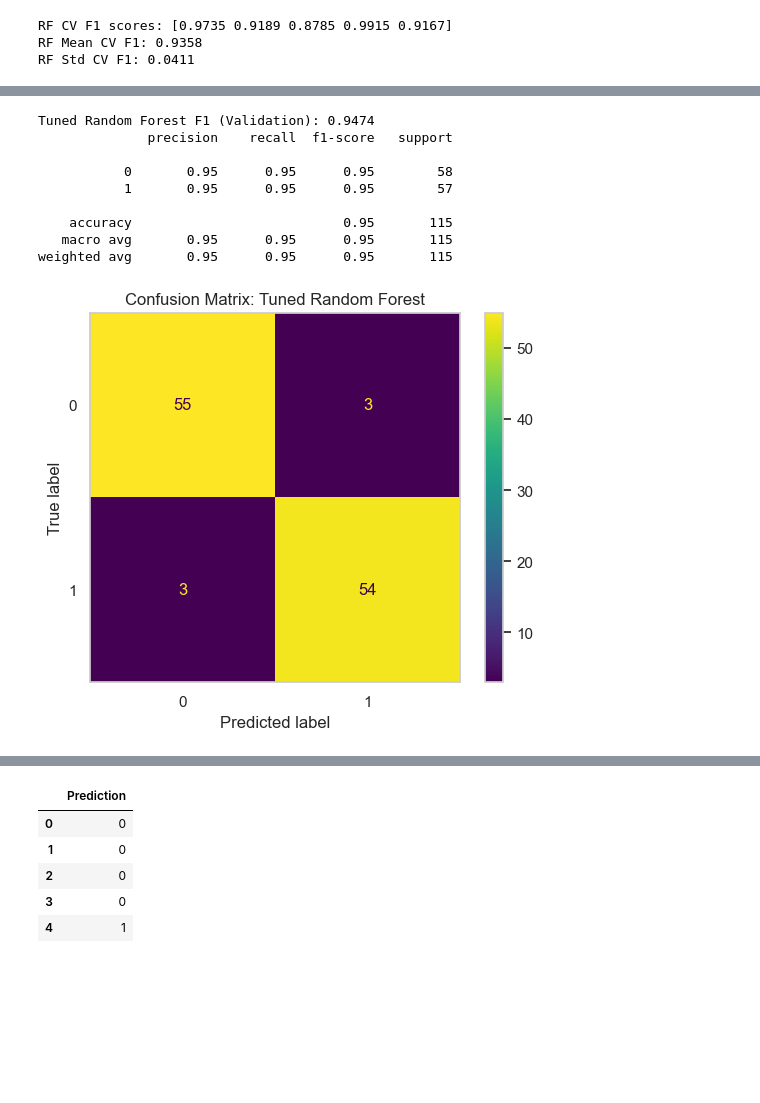
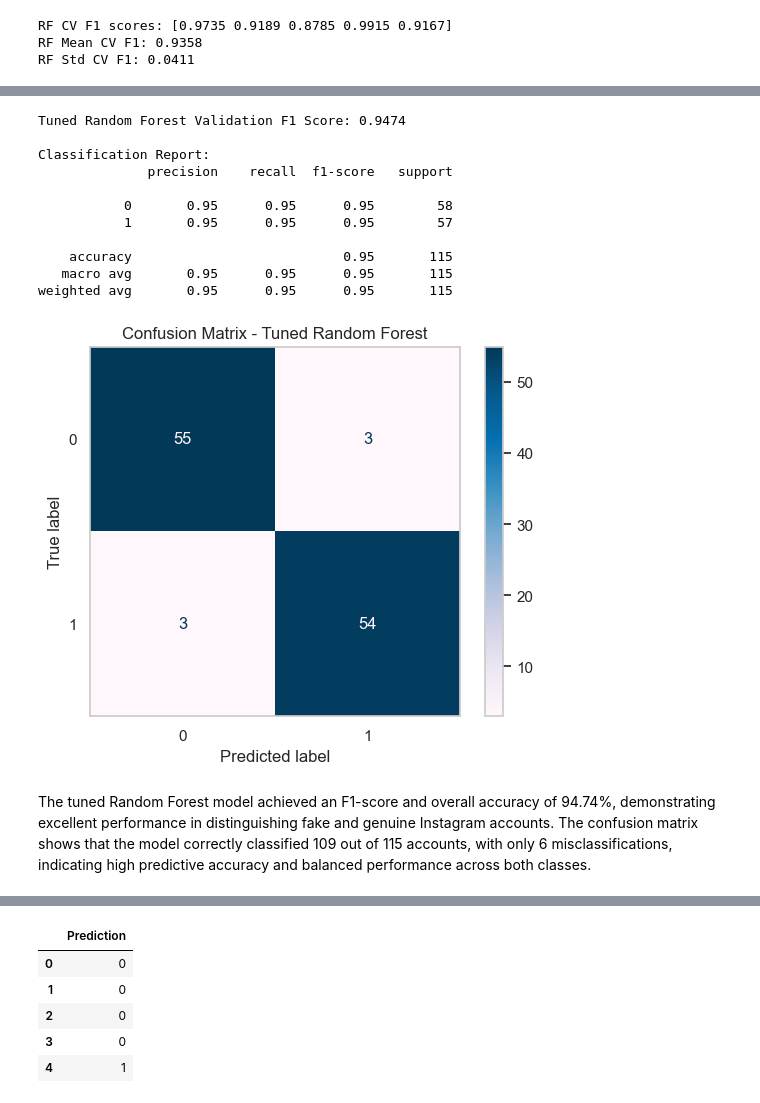
Before and after one commit to DrishtiKori/Instagram-Fake-vs-Genuine-Account-Detection, a Jupyter notebook: notebook/Instagram_fake_genuine_accounts.ipynb, the cells around one changed output, grey strips where cells are left out. Drawn from its saved outputs; the diff is of its cells as text; code cells hidden in the pictures; blank space fills up the shorter version.

```diff
--- a/notebook/Instagram_fake_genuine_accounts.ipynb
+++ b/notebook/Instagram_fake_genuine_accounts.ipynb
@@ -289,8 +371,16 @@ We use a simple classifier that always predicts the most frequent class.
 # %%
-dummy = DummyClassifier(strategy="most_frequent", random_state=RANDOM_STATE)
+dummy = DummyClassifier(
+    strategy="most_frequent",
+    random_state=RANDOM_STATE
+)
+
 dummy.fit(X_train, y_train)
+
+# Generate predictions on the validation set
 dummy_pred = dummy.predict(X_valid)
 
+# Evaluate baseline performance using the F1-score
 baseline_f1 = f1_score(y_valid, dummy_pred)
-print("Baseline F1:", round(baseline_f1, 4))
+
+print(f"Baseline F1-Score: {baseline_f1:.4f}")
 # %% [output]
@@ -415,4 +583,12 @@ This is intentionally small.
 # %%
+from sklearn.model_selection import GridSearchCV, StratifiedKFold
+
+cv = StratifiedKFold(
+    n_splits=5,
+    shuffle=True,
+    random_state=RANDOM_STATE
+)
+
 param_grid = {
     "n_estimators": [200, 400],
     "max_depth": [None, 10, 20],
@@ -429,12 +605,13 @@ grid = GridSearchCV(
     estimator=rf_for_search,
     param_grid=param_grid,
     scoring="f1",
-    cv=5,
-    n_jobs=-1
+    cv=cv,
+    n_jobs=-1,
+    verbose=1
 )
 
 grid.fit(X_train, y_train)
 
-print("Best Params:", grid.best_params_)
-print("Best CV F1:", round(grid.best_score_, 4))
+print("Best Parameters:", grid.best_params_)
+print("Best Cross-Validation F1 Score:", round(grid.best_score_, 4))
 # %% [output]
@@ -448,29 +635,43 @@ Then we evaluate once on the validation set.
 # %%
 best_rf = grid.best_estimator_
+
+# Train the best model
 best_rf.fit(X_train, y_train)
+
+# Make predictions
 best_pred = best_rf.predict(X_valid)
 
+# Evaluate model
 best_f1 = f1_score(y_valid, best_pred)
-print("Tuned Random Forest F1 (Validation):", round(best_f1, 4))
 
+print(f"Tuned Random Forest Validation F1 Score: {best_f1:.4f}\n")
+
+print("Classification Report:")
 print(classification_report(y_valid, best_pred))
 
+# Confusion Matrix
 cm = confusion_matrix(y_valid, best_pred)
-ConfusionMatrixDisplay(cm).plot()
-plt.title("Confusion Matrix: Tuned Random Forest")
+
+disp = ConfusionMatrixDisplay(confusion_matrix=cm)
+disp.plot(cmap="PuBu")
+plt.title("Confusion Matrix - Tuned Random Forest")
 plt.grid(False)
 plt.show()
 # %% [output]
-Tuned Random Forest F1 (Validation): 0.9474
+Tuned Random Forest Validation F1 Score: 0.9474
+
+Classification Report:
               precision    recall  f1-score   support
 
            0       0.95      0.95      0.95        58
            1       0.95      0.95      0.95        57
 
     accuracy                           0.95       115
    macro avg       0.95      0.95      0.95       115
 weighted avg       0.95      0.95      0.95       115
-[figure, old version]
+[figure, new version]
+# %% [markdown]
+The tuned Random Forest model achieved an F1-score and overall accuracy of 94.74%, demonstrating excellent performance in distinguishing fake and genuine Instagram accounts. The confusion matrix shows that the model correctly classified 109 out of 115 accounts, with only 6 misclassifications, indicating high predictive accuracy and balanced performance across both classes.
 # %% [markdown]
 ## 12. Feature Importance
 
```
Also changed, not shown: parts of 47 cells of this notebook.
